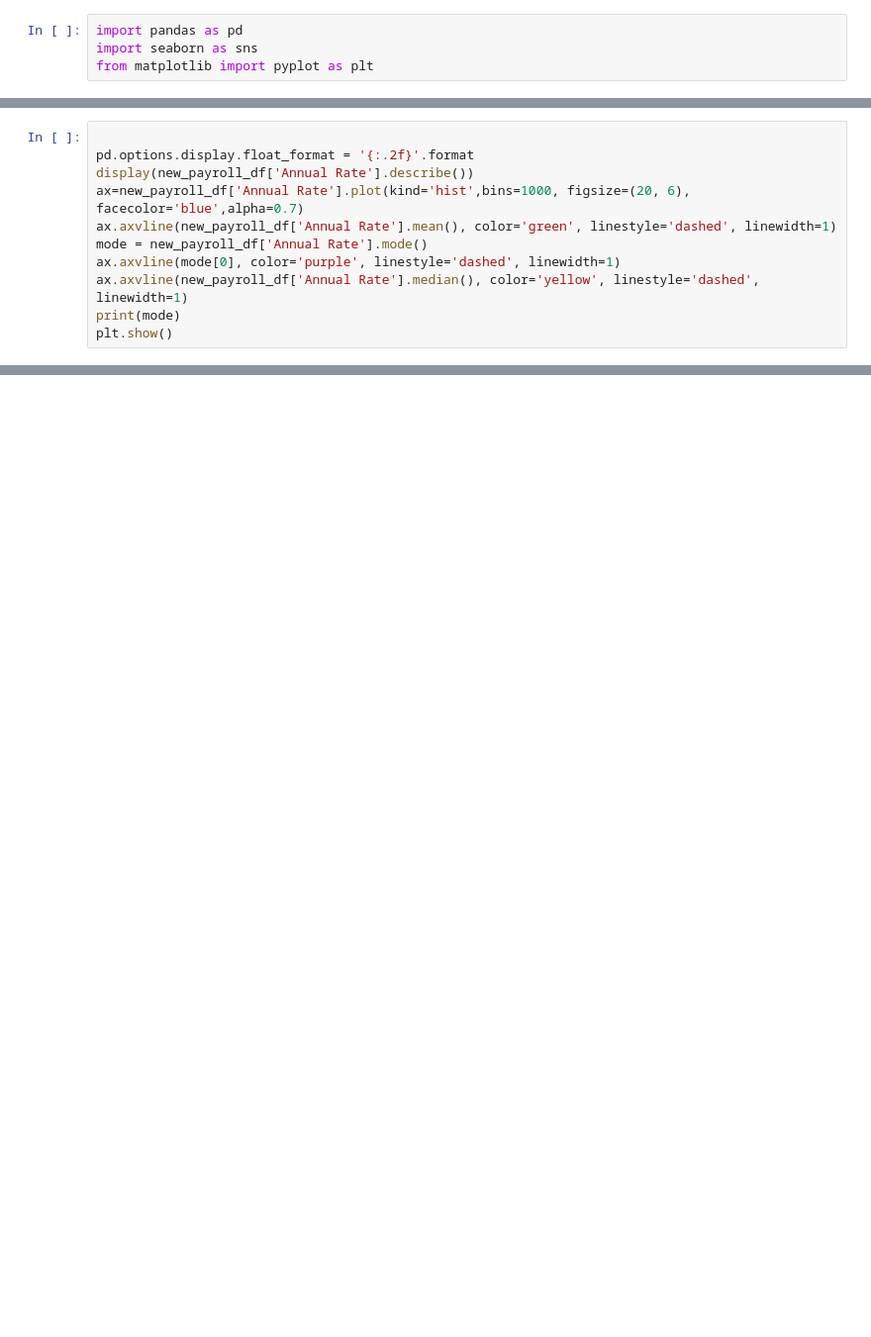
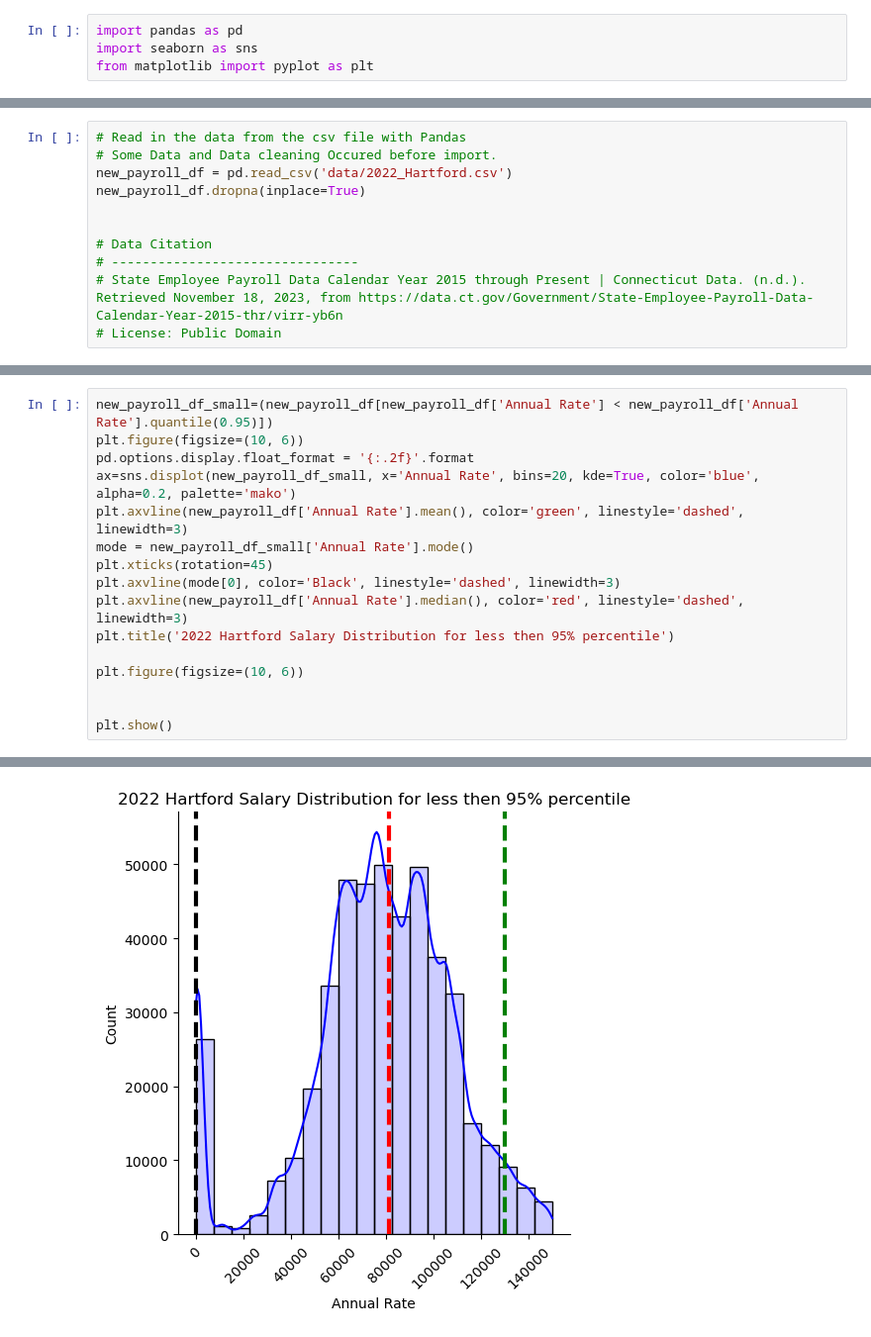
Before and after one commit to tomseeber/Introduction_to_pandas, a Jupyter notebook: Mean-Mode-Median-Draw.ipynb, the cells around one changed output, grey strips where cells are left out. Shown at 99% size. Drawn from its saved outputs; the diff is of its cells as text; blank space fills up the shorter version.

```diff
--- a/Mean-Mode-Median-Draw.ipynb
+++ b/Mean-Mode-Median-Draw.ipynb
@@ -48,0 +9,11 @@ new_payroll_df.to_csv('data/2022_Hartford.csv',index=False)
+# %%
+# Read in the data from the csv file with Pandas
+# Some Data and Data cleaning Occured before import.
+new_payroll_df = pd.read_csv('data/2022_Hartford.csv')
+new_payroll_df.dropna(inplace=True)
+
+
+# Data Citation
+# --------------------------------
+# State Employee Payroll Data Calendar Year 2015 through Present | Connecticut Data. (n.d.). Retrieved November 18, 2023, from https://data.ct.gov/Government/State-Employee-Payroll-Data-Calendar-Year-2015-thr/virr-yb6n
+# License: Public Domain
@@ -49,12 +73,17 @@ new_payroll_df.to_csv('data/2022_Hartford.csv',index=False)
 # %%
+new_payroll_df_small=(new_payroll_df[new_payroll_df['Annual Rate'] < new_payroll_df['Annual Rate'].quantile(0.95)])
+plt.figure(figsize=(10, 6))
+pd.options.display.float_format = '{:.2f}'.format
+ax=sns.displot(new_payroll_df_small, x='Annual Rate', bins=20, kde=True, color='blue', alpha=0.2, palette='mako')
+plt.axvline(new_payroll_df['Annual Rate'].mean(), color='green', linestyle='dashed', linewidth=3)
+mode = new_payroll_df_small['Annual Rate'].mode()
+plt.xticks(rotation=45)
+plt.axvline(mode[0], color='Black', linestyle='dashed', linewidth=3)
+plt.axvline(new_payroll_df['Annual Rate'].median(), color='red', linestyle='dashed', linewidth=3)
+plt.title('2022 Hartford Salary Distribution for less then 95% percentile')
 
-pd.options.display.float_format = '{:.2f}'.format
-display(new_payroll_df['Annual Rate'].describe())
-ax=new_payroll_df['Annual Rate'].plot(kind='hist',bins=1000, figsize=(20, 6), facecolor='blue',alpha=0.7)
-ax.axvline(new_payroll_df['Annual Rate'].mean(), color='green', linestyle='dashed', linewidth=1)
-mode = new_payroll_df['Annual Rate'].mode()
-ax.axvline(mode[0], color='purple', linestyle='dashed', linewidth=1)
-ax.axvline(new_payroll_df['Annual Rate'].median(), color='yellow', linestyle='dashed', linewidth=1)
-print(mode)
+plt.figure(figsize=(10, 6))
+
+
 plt.show()
 # %% [output]
@@ -69,0 +91 @@ Name: Annual Rate, dtype: float64
+[figure, new version]
```
Also changed, not shown: parts of 13 cells of this notebook, 8 other files.
